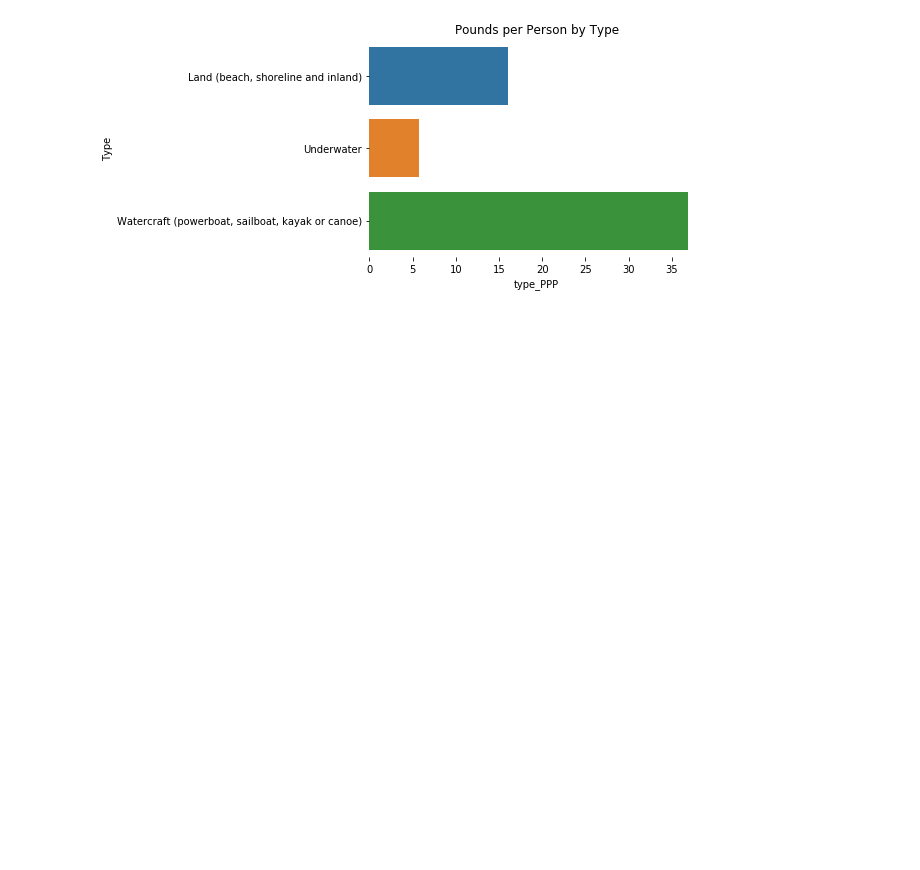
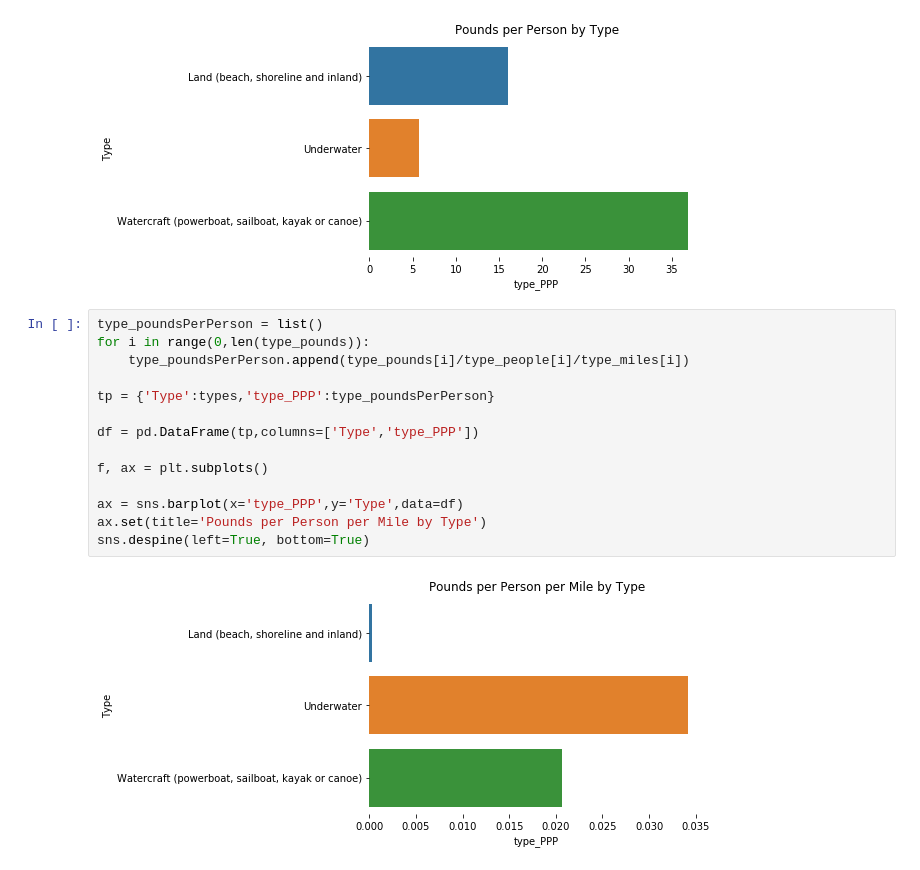
Before and after one commit to privat33r/dc20075-ocean, a Jupyter notebook: ocean-cleanup-new.ipynb, the cells around one changed output. Cells and saved outputs as stored; diff of their text form; blank space fills up the shorter version.

```diff
--- a/ocean-cleanup-new.ipynb
+++ b/ocean-cleanup-new.ipynb
@@ -497,3 +513,19 @@ ax.set(title='Pounds per Person by Type')
 sns.despine(left=True, bottom=True)
 # %% [output]
 [figure]
+# %%
+type_poundsPerPerson = list()
+for i in range(0,len(type_pounds)):
+    type_poundsPerPerson.append(type_pounds[i]/type_people[i]/type_miles[i])
+
+tp = {'Type':types,'type_PPP':type_poundsPerPerson}
+
+df = pd.DataFrame(tp,columns=['Type','type_PPP'])
+
+f, ax = plt.subplots()
+
+ax = sns.barplot(x='type_PPP',y='Type',data=df)
+ax.set(title='Pounds per Person per Mile by Type')
+sns.despine(left=True, bottom=True)
+# %% [output]
+[figure, added]
```
Also changed, not shown: parts of 7 cells of this notebook, 6 other files.
